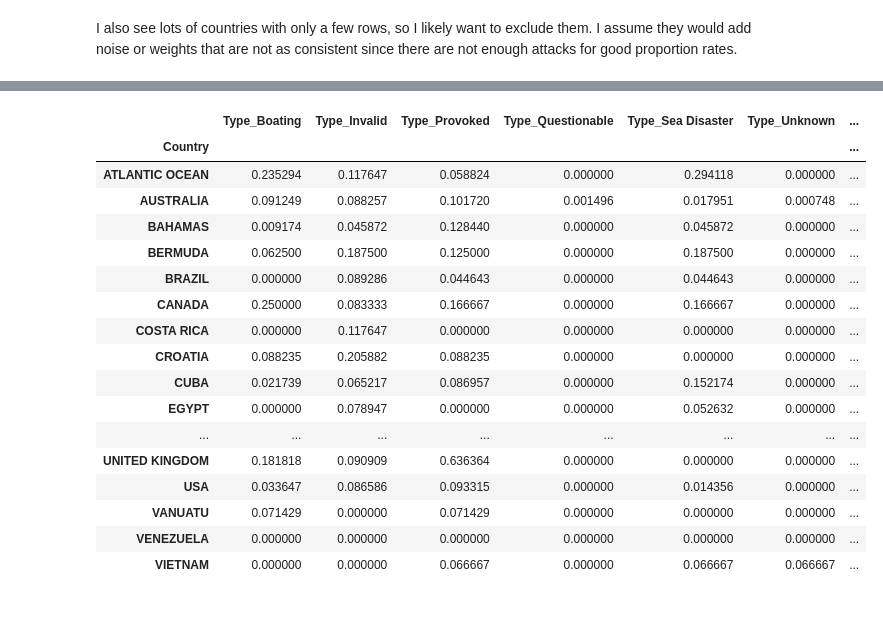
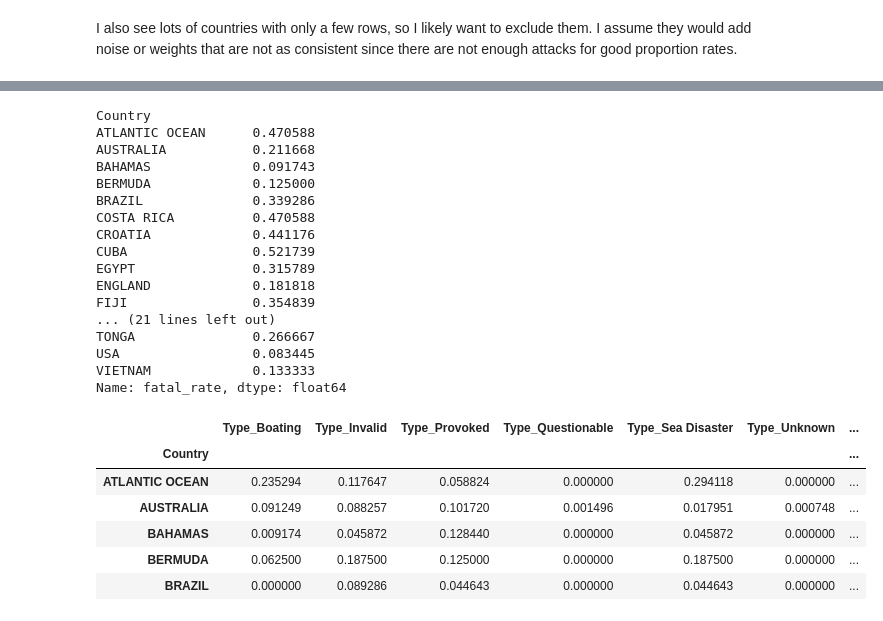
Before and after one commit to adriankUSA/portfolio, a Jupyter notebook: shark_attacks/shark_attack+patterns.ipynb, the cells around one changed output, grey strips where cells are left out. Cells and saved outputs as stored; diff of their text form; code cells hidden in the pictures.

```diff
--- a/shark_attacks/shark_attack+patterns.ipynb
+++ b/shark_attacks/shark_attack+patterns.ipynb
@@ -527,3 +527,11 @@ fatal_stats
 212 rows × 3 columns
 # %% [markdown]
 I also see lots of countries with only a few rows, so I likely want to exclude them. I assume they would add noise or weights that are not as consistent since there are not enough attacks for good proportion rates.
+# %%
+# Keep only countries with >= 10 (original) attacks, changed to a higher number because of small sample sizes
+valid_countries = country_total[country_total >= 15].index
+
+fatal_stats_10 = fatal_stats.loc[valid_countries].copy()
+
+fatal_rate = fatal_stats_10["fatal_rate"]
+total_attacks_10 = fatal_stats_10["total_attacks"]
@@ -530 +559,21 @@ I also see lots of countries with only a few rows, so I likely want to exclude t
+# %%
+fatal_rate
+# %% [output]
+Country
+ATLANTIC OCEAN      0.470588
+AUSTRALIA           0.211668
+BAHAMAS             0.091743
+BERMUDA             0.125000
+BRAZIL              0.339286
+COSTA RICA          0.470588
+CROATIA             0.441176
+CUBA                0.521739
+EGYPT               0.315789
+ENGLAND             0.181818
+FIJI                0.354839
+... (21 lines left out)
+TONGA               0.266667
+USA                 0.083445
+VIETNAM             0.133333
+Name: fatal_rate, dtype: float64
 # %%
@@ -543,22 +590,11 @@ df_with_types = pd.concat([geo10_df, type_dummies], axis=1)
 type_by_country = df_with_types.groupby("Country")[type_dummies.columns].mean()
 # %%
-type_by_country
+type_by_country.head()
 # %% [output]
 |  | Type_Boating | Type_Invalid | Type_Provoked | Type_Questionable | Type_Sea Disaster | Type_Unknown | ... |
 | Country |  |  |  |  |  |  | ... |
 | ATLANTIC OCEAN | 0.235294 | 0.117647 | 0.058824 | 0.000000 | 0.294118 | 0.000000 | ... |
 | AUSTRALIA | 0.091249 | 0.088257 | 0.101720 | 0.001496 | 0.017951 | 0.000748 | ... |
 | BAHAMAS | 0.009174 | 0.045872 | 0.128440 | 0.000000 | 0.045872 | 0.000000 | ... |
 | BERMUDA | 0.062500 | 0.187500 | 0.125000 | 0.000000 | 0.187500 | 0.000000 | ... |
 | BRAZIL | 0.000000 | 0.089286 | 0.044643 | 0.000000 | 0.044643 | 0.000000 | ... |
-| CANADA | 0.250000 | 0.083333 | 0.166667 | 0.000000 | 0.166667 | 0.000000 | ... |
-| COSTA RICA | 0.000000 | 0.117647 | 0.000000 | 0.000000 | 0.000000 | 0.000000 | ... |
-| CROATIA | 0.088235 | 0.205882 | 0.088235 | 0.000000 | 0.000000 | 0.000000 | ... |
-| CUBA | 0.021739 | 0.065217 | 0.086957 | 0.000000 | 0.152174 | 0.000000 | ... |
-| EGYPT | 0.000000 | 0.078947 | 0.000000 | 0.000000 | 0.052632 | 0.000000 | ... |
-| ... | ... | ... | ... | ... | ... | ... | ... |
-| UNITED KINGDOM | 0.181818 | 0.090909 | 0.636364 | 0.000000 | 0.000000 | 0.000000 | ... |
-| USA | 0.033647 | 0.086586 | 0.093315 | 0.000000 | 0.014356 | 0.000000 | ... |
-| VANUATU | 0.071429 | 0.000000 | 0.071429 | 0.000000 | 0.000000 | 0.000000 | ... |
-| VENEZUELA | 0.000000 | 0.000000 | 0.000000 | 0.000000 | 0.000000 | 0.000000 | ... |
-| VIETNAM | 0.000000 | 0.000000 | 0.066667 | 0.000000 | 0.066667 | 0.066667 | ... |
```
Also changed, not shown: parts of 21 cells of this notebook.
